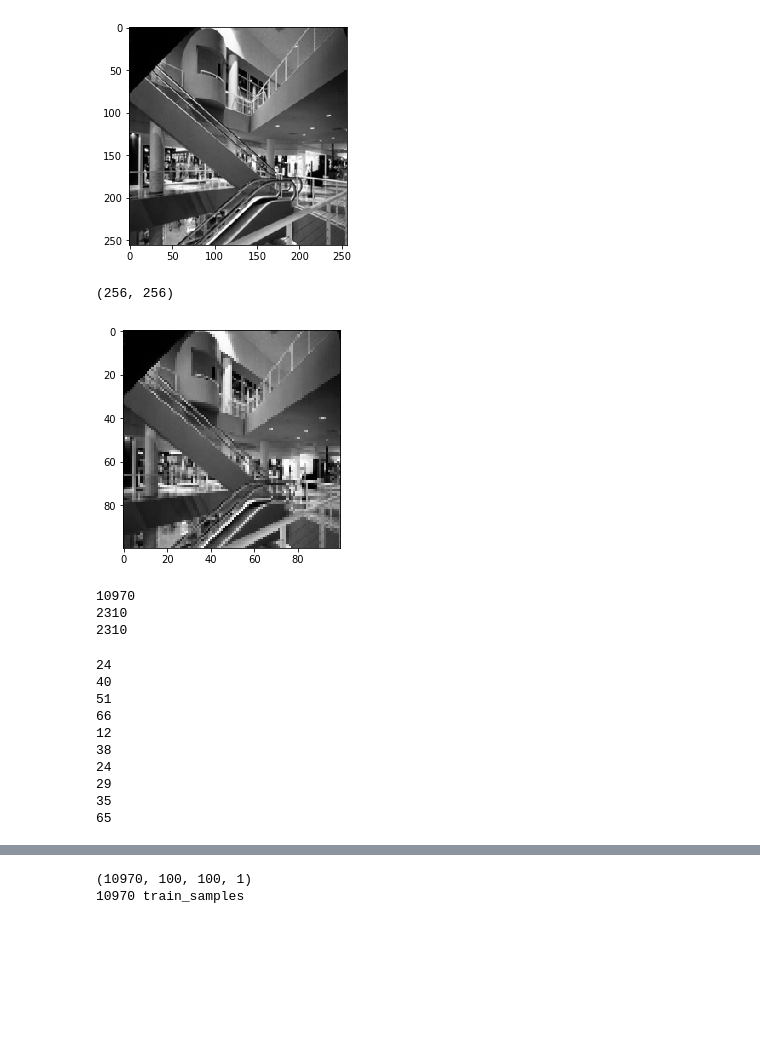
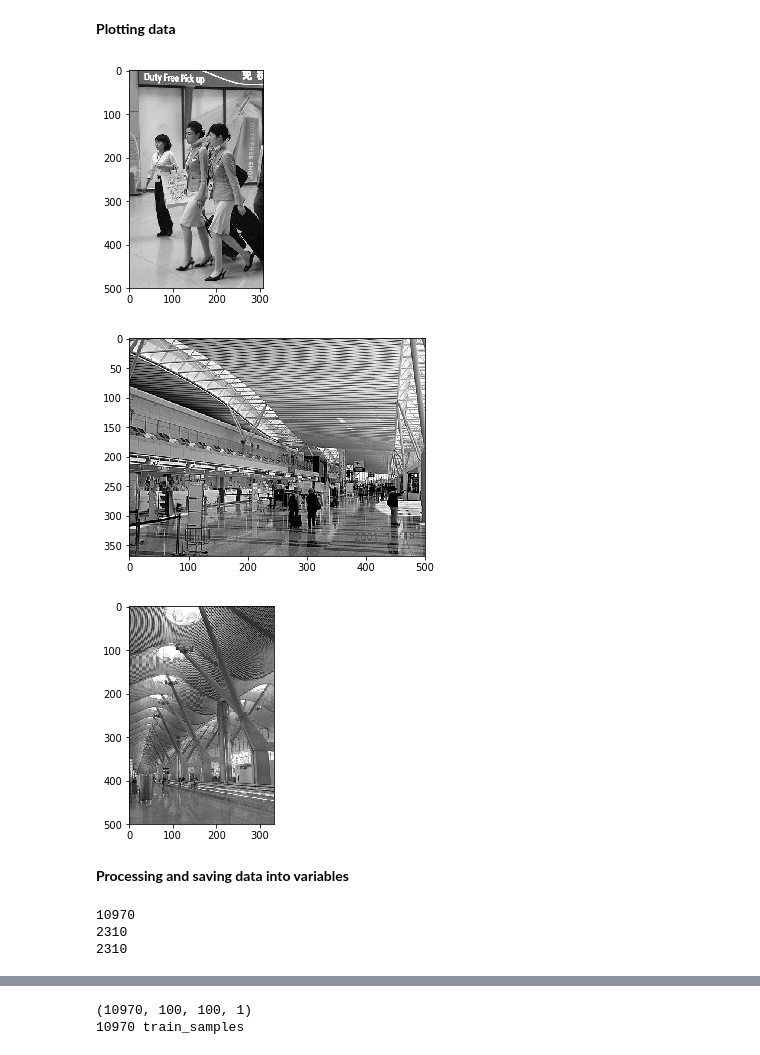
Before and after one commit to Chhavi17/Classification-problem-using-CNN, a Jupyter notebook: Assignment.ipynb, the cells around one changed output, grey strips where cells are left out. Drawn from its saved outputs; the diff is of its cells as text; code cells hidden in the pictures; blank space fills up the shorter version.

```diff
--- a/Assignment.ipynb
+++ b/Assignment.ipynb
@@ -15,7 +27,8 @@ from glob import glob
 CATEGORIES = glob("Dataset/Train/*")
 
 for i in  range(len(CATEGORIES)):
-    CATEGORIES[i] = CATEGORIES[i][14:]
+    CATEGORIES[i] = CATEGORIES[i][17:]
+    print(CATEGORIES[i])
 
 DATADIR_train = "Dataset/Train/"
 DATADIR_valid = "Dataset/Valid/"
@@ -23,23 +54,23 @@ DATADIR_test = "Dataset/Test/"
+# %% [markdown]
+**Plotting data**
 # %%
-for categories in CATEGORIES:
-    path = os.path.join(DATADIR_train, categories)
-    for img in os.listdir(path):
-        img_array = cv2.imread(os.path.join(path,img),cv2.IMREAD_GRAYSCALE)
-        plt.imshow(img_array, cmap='gray')
-        plt.show()
+def plot_first(DATADIR_train):
+    for categories in CATEGORIES:
+        path = os.path.join(DATADIR_train, categories)
+        for img in os.listdir(path):
+            img_array = cv2.imread(os.path.join(path,img),cv2.IMREAD_GRAYSCALE)
+            plt.imshow(img_array, cmap='gray')
+            plt.show()
+            break
         break
-    break
+
+plot_first(DATADIR_train)
+plot_first(DATADIR_valid)
+plot_first(DATADIR_test)
 # %% [output]
-[figure, old version]
+[figure, new version]
+[figure, added]
+[figure, added]
-# %%
-print(img_array.shape)
-# %% [output]
-(256, 256)
-# %%
-img_size = 100
-
-plt.imshow(new_array,cmap = 'gray')
-plt.show()
-# %% [output]
-[figure, removed]
+# %% [markdown]
+**Processing and saving data into variables**
 # %%
@@ -101,14 +133,0 @@ random.shuffle(validation_data)
-# %%
-for sample in training_data[:10]:
-    print(sample[1])
-# %% [output]
-24
-40
-51
-66
-12
-38
-24
-29
-35
-65
```
Also changed, not shown: parts of 21 cells of this notebook, 7 other files.
